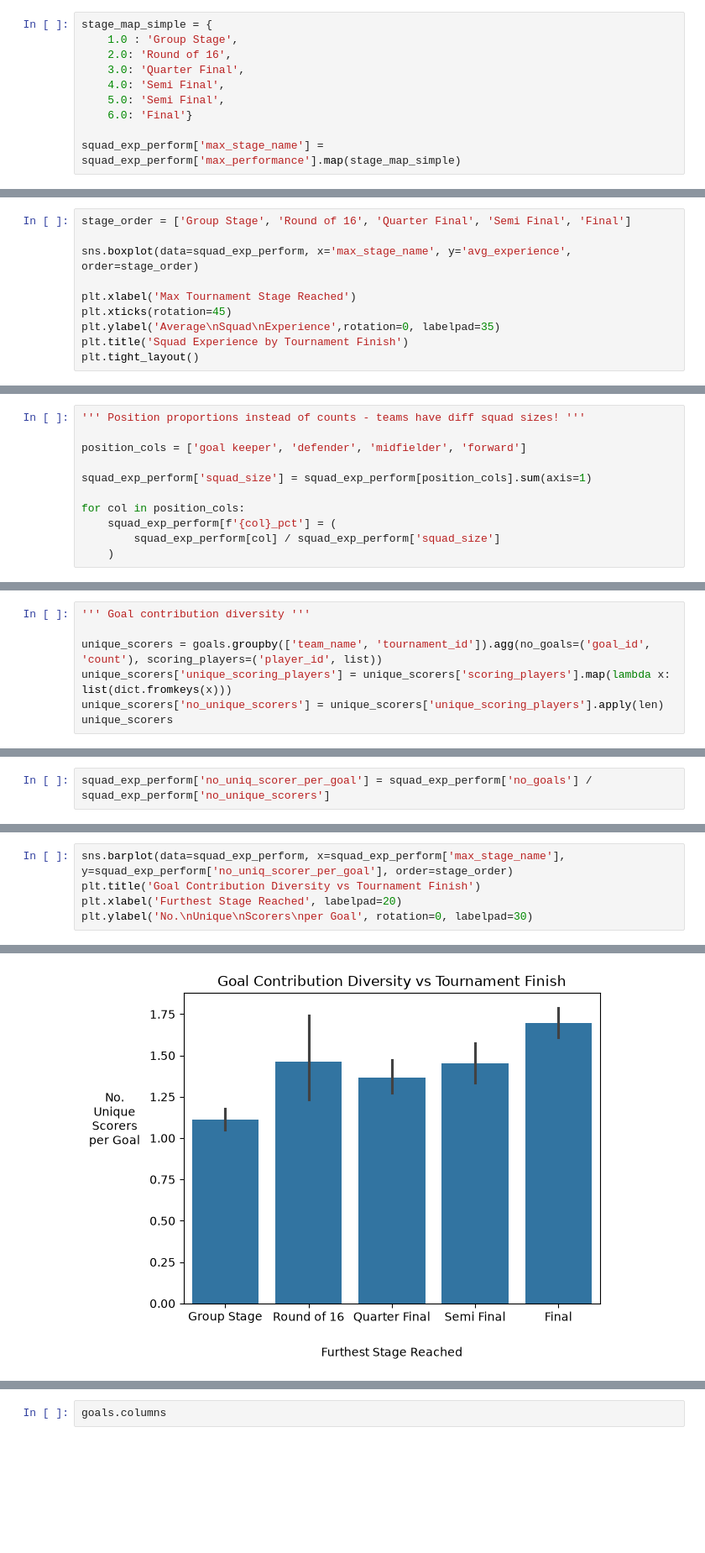
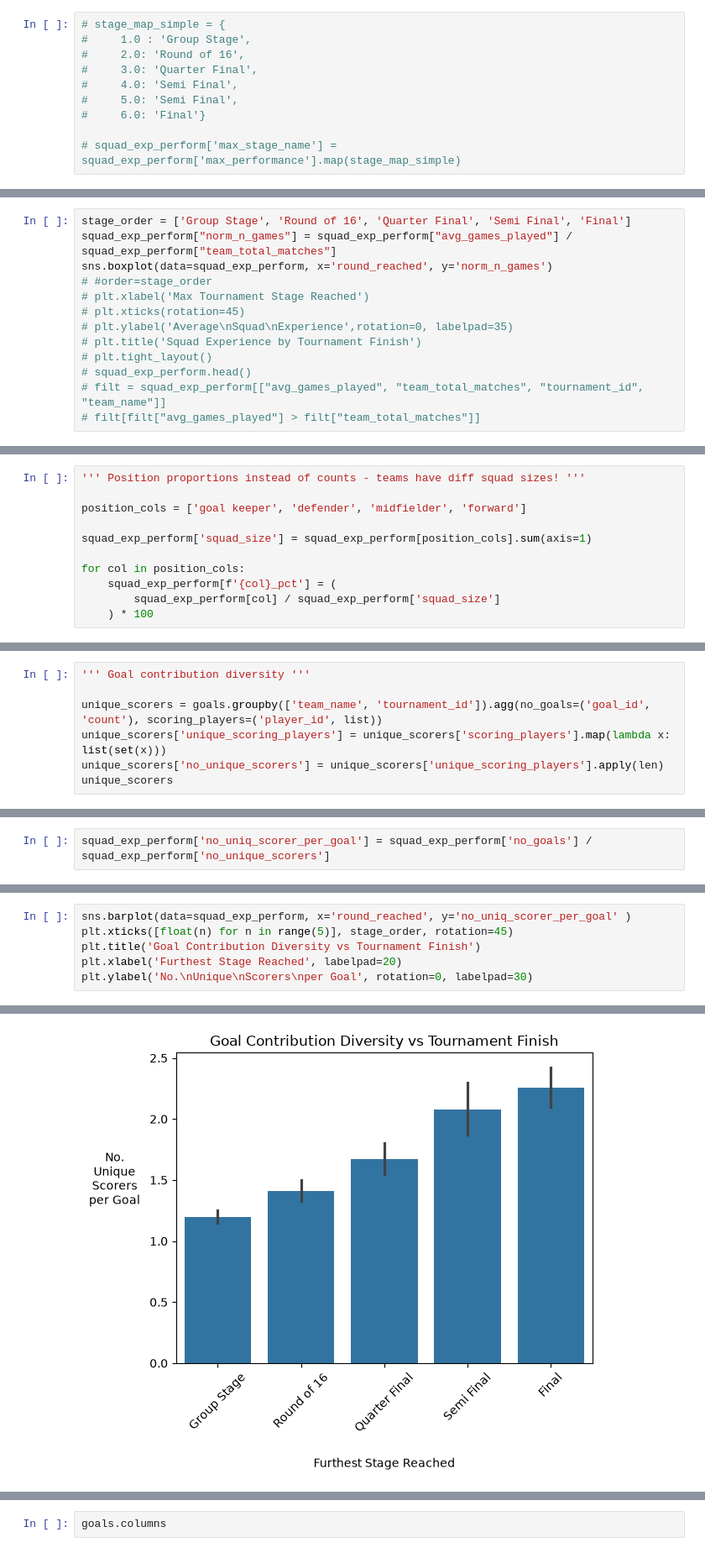
Before and after one commit to bev-amin/fifa-data-science, a Jupyter notebook: notebooks/01-exploration.ipynb, the cells around one changed output, grey strips where cells are left out. Shown at 84% size. Cells and saved outputs as stored; diff of their text form; blank space fills up the shorter version.

```diff
--- a/notebooks/01-exploration.ipynb
+++ b/notebooks/01-exploration.ipynb
@@ -2030,13 +2091,13 @@ squad_exp_perform.sample(10)
 # %%
-stage_map_simple = {
-    1.0 : 'Group Stage',
-    2.0: 'Round of 16',
-    3.0: 'Quarter Final',
-    4.0: 'Semi Final',
-    5.0: 'Semi Final',
-    6.0: 'Final'}
+# stage_map_simple = {
+#     1.0 : 'Group Stage',
+#     2.0: 'Round of 16',
+#     3.0: 'Quarter Final',
+#     4.0: 'Semi Final',
+#     5.0: 'Semi Final',
+#     6.0: 'Final'}
 
-squad_exp_perform['max_stage_name'] = squad_exp_perform['max_performance'].map(stage_map_simple)
+# squad_exp_perform['max_stage_name'] = squad_exp_perform['max_performance'].map(stage_map_simple)
 # %%
 ''' Squad age vs success '''
 
@@ -2104,11 +2182,14 @@ Text(0.5, 0, 'Squad Age')
 # %%
 stage_order = ['Group Stage', 'Round of 16', 'Quarter Final', 'Semi Final', 'Final']
-
-sns.boxplot(data=squad_exp_perform, x='max_stage_name', y='avg_experience', order=stage_order)
-
-plt.xlabel('Max Tournament Stage Reached')
-plt.xticks(rotation=45)
-plt.ylabel('Average\nSquad\nExperience',rotation=0, labelpad=35)
-plt.title('Squad Experience by Tournament Finish')
-plt.tight_layout()
+squad_exp_perform["norm_n_games"] = squad_exp_perform["avg_games_played"] / squad_exp_perform["team_total_matches"]
+sns.boxplot(data=squad_exp_perform, x='round_reached', y='norm_n_games')
+# #order=stage_order
+# plt.xlabel('Max Tournament Stage Reached')
+# plt.xticks(rotation=45)
+# plt.ylabel('Average\nSquad\nExperience',rotation=0, labelpad=35)
+# plt.title('Squad Experience by Tournament Finish')
+# plt.tight_layout()
+# squad_exp_perform.head()
+# filt = squad_exp_perform[["avg_games_played", "team_total_matches", "tournament_id", "team_name"]]
+# filt[filt["avg_games_played"] > filt["team_total_matches"]]
 # %% [output]
@@ -2167,5 +2259,5 @@ squad_exp_perform['squad_size'] = squad_exp_perform[position_cols].sum(axis=1)
 for col in position_cols:
     squad_exp_perform[f'{col}_pct'] = (
         squad_exp_perform[col] / squad_exp_perform['squad_size']
-    )
+    ) * 100
 # %%
@@ -2481,7 +2599,7 @@ winners get more goals from forwards?
 ''' Goal contribution diversity '''
 
 unique_scorers = goals.groupby(['team_name', 'tournament_id']).agg(no_goals=('goal_id', 'count'), scoring_players=('player_id', list))
-unique_scorers['unique_scoring_players'] = unique_scorers['scoring_players'].map(lambda x: list(dict.fromkeys(x)))
+unique_scorers['unique_scoring_players'] = unique_scorers['scoring_players'].map(lambda x: list(set(x)))
 unique_scorers['no_unique_scorers'] = unique_scorers['unique_scoring_players'].apply(len)
 unique_scorers
 # %% [output]
@@ -2523,11 +2666,12 @@ squad_exp_perform['no_uniq_scorer_per_goal'] = squad_exp_perform['no_goals'] / s
 # %%
-sns.barplot(data=squad_exp_perform, x=squad_exp_perform['max_stage_name'], y=squad_exp_perform['no_uniq_scorer_per_goal'], order=stage_order)
+sns.barplot(data=squad_exp_perform, x='round_reached', y='no_uniq_scorer_per_goal' )
+plt.xticks([float(n) for n in range(5)], stage_order, rotation=45)
 plt.title('Goal Contribution Diversity vs Tournament Finish')
 plt.xlabel('Furthest Stage Reached', labelpad=20)
 plt.ylabel('No.\nUnique\nScorers\nper Goal', rotation=0, labelpad=30)
 # %% [output]
 Text(0, 0.5, 'No.\nUnique\nScorers\nper Goal')
-[figure, old version]
+[figure, new version]
 # %%
 ''' When do successful teams score?
 use: minute_regulation
```
Also changed, not shown: parts of 67 cells of this notebook.
